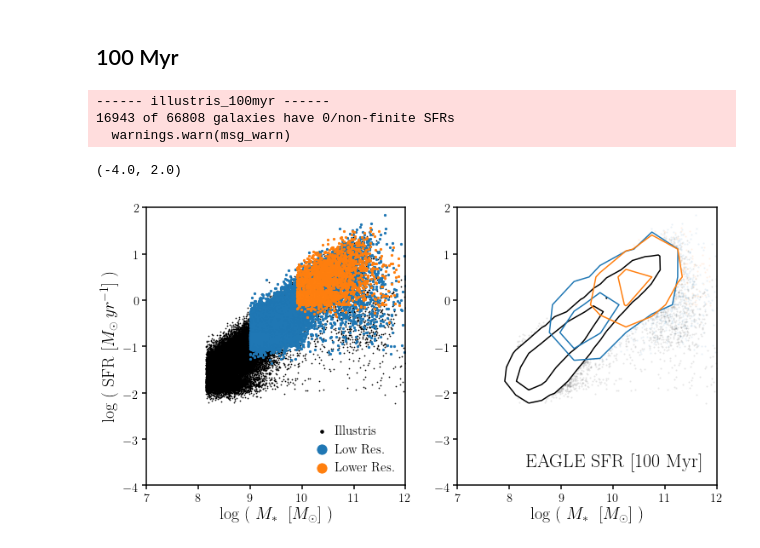
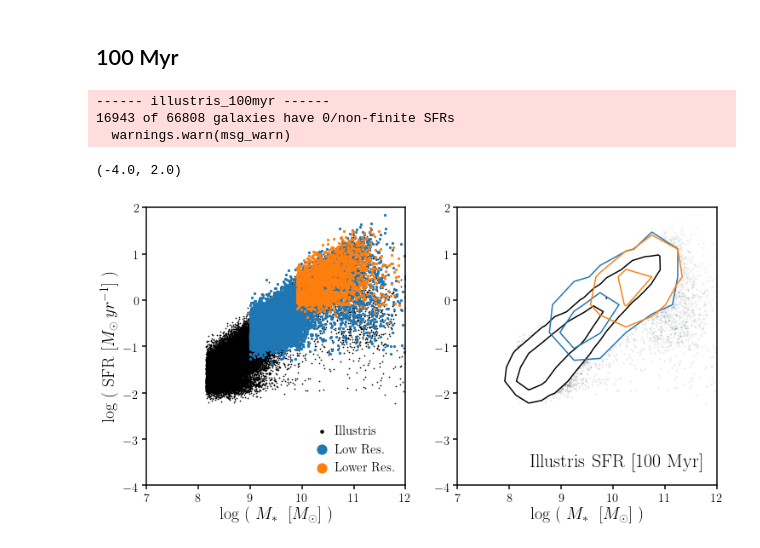
Before and after one commit to changhoonhahn/LetsTalkAboutQuench, a Jupyter notebook: notebooks/local_resolution_effect.ipynb, the cells around one changed output. Saved outputs shown, nothing was run; the diff lists cells and outputs as text; code cells hidden in the pictures.

```diff
--- a/notebooks/local_resolution_effect.ipynb
+++ b/notebooks/local_resolution_effect.ipynb
@@ -203,0 +200,20 @@ logSFR_b_lower = logSFR_b_lower[is_cen_b_lower]
+# %%
+def illustrisLow(name, sfr='inst'):
+    ''' smaller boxes of EAGLE
+    '''
+    if name == 'low':
+        f_low = 'Illustris2_extended_individual_galaxy_values_all1e8Msunh_z0.csv'
+        mlim = 9.
+    elif name == 'lower':
+        f_low = 'Illustris3_extended_individual_galaxy_values_all1e8Msunh_z0.csv'
+        mlim = 9.9
+
+    if sfr == 'inst':
+        cols = [0, 1, -1]
+    elif sfr == '100myr':
+        cols = [0, 4, -1]
+    logM, SSFR, censat = np.loadtxt(''.join([UT.dat_dir(), f_low]), skiprows=1, unpack=True, usecols=cols, delimiter=',')
+    logSFR = np.log10(SSFR) + logM
+
+    is_cen = (censat == 1) & np.isfinite(logSFR) & (logM > mlim)
+    return logM[is_cen], logSFR[is_cen]
@@ -232,13 +282,2 @@ sub.set_ylim([-4., 2.])
 # %% [markdown]
 ## 100 Myr
-# %%
-cats = Cats.Catalog()
-logM_big, logSFR_big, _, censat_big = cats.Read('illustris_100myr')
-is_cen_big = (censat_big == 1)
-
-logM_big = logM_big[is_cen_big]
-logSFR_big = logSFR_big[is_cen_big]
-# %% [output]
------- illustris_100myr ------
-16943 of 66808 galaxies have 0/non-finite SFRs
-  warnings.warn(msg_warn)
@@ -272,28 +284,40 @@ logSFR_b_lower = logSFR_b_lower[is_cen_b_lower]
+# %%
+logM_std, logSFR_std = stdCat('illustris_100myr')
+
+# same size box with low resolution
+logM_low, logSFR_low = illustrisLow('low', sfr='100myr')
+
+# same size box with lower resolution
+logM_lower, logSFR_lower = illustrisLow('lower', sfr='100myr')
+# %% [output]
+------ illustris_100myr ------
+16943 of 66808 galaxies have 0/non-finite SFRs
+  warnings.warn(msg_warn)
 # %%
 fig = plt.figure(figsize=(12,6))
 sub = fig.add_subplot(121)
-sub.scatter(logM_big, logSFR_big, c='k', s=0.5, label='Illustris')
-sub.scatter(logM_b_low, logSFR_b_low, c='C0', s=5, label='Low Res.')
-sub.scatter(logM_b_lower, logSFR_b_lower, c='C1', s=5, label='Lower Res.')
+sub.scatter(logM_std, logSFR_std, c='k', s=0.5, label='Illustris')
+sub.scatter(logM_low, logSFR_low, c='C0', s=5, label='Low Res.')
+sub.scatter(logM_lower, logSFR_lower, c='C1', s=5, label='Lower Res.')
 sub.legend(loc='lower right', markerscale=5, handletextpad=0., prop={'size':15})
 sub.set_xlabel(r'log ( $M_* \;\;[M_\odot]$ )', fontsize=20)
 sub.set_xlim([7., 12.])
 sub.set_ylabel(r'log ( SFR $[M_\odot \, yr^{-1}]$ )', fontsize=20)
 sub.set_ylim([-4., 2.])
 
 sub = fig.add_subplot(122)
 plot_range = [[7., 12.], [-4., 2.]]
-DFM.hist2d(logM_big, logSFR_big, color='k',
+DFM.hist2d(logM_std, logSFR_std, color='k',
            levels=[0.68, 0.95], range=plot_range, plot_density=False, fill_contours=False, ax=sub)
-DFM.hist2d(logM_b_low, logSFR_b_low, color='C0', bins=10,
+DFM.hist2d(logM_low, logSFR_low, color='C0', bins=10,
            levels=[0.68, 0.95], range=plot_range, plot_density=False, fill_contours=False, ax=sub)
-DFM.hist2d(logM_b_lower, logSFR_b_lower, color='C1', bins=10,
+DFM.hist2d(logM_lower, logSFR_lower, color='C1', bins=10,
            levels=[0.68, 0.95], range=plot_range, plot_density=False, fill_contours=False, ax=sub)
-sub.text(0.95, 0.05, 'EAGLE SFR [100 Myr]', ha='right', va='bottom', transform=sub.transAxes, fontsize=22)
+sub.text(0.95, 0.05, 'Illustris SFR [100 Myr]', ha='right', va='bottom', transform=sub.transAxes, fontsize=22)
 sub.legend(loc='upper left', markerscale=5, handletextpad=0., prop={'size':20})
 sub.set_xlabel(r'log ( $M_* \;\;[M_\odot]$ )', fontsize=20)
 sub.set_xlim([7., 12.])
 sub.set_ylim([-4., 2.])
 # %% [output]
 (-4.0, 2.0)
-[figure, old version]
+[figure, new version]
```
Also changed, not shown: parts of 33 cells of this notebook, 1 other file.
